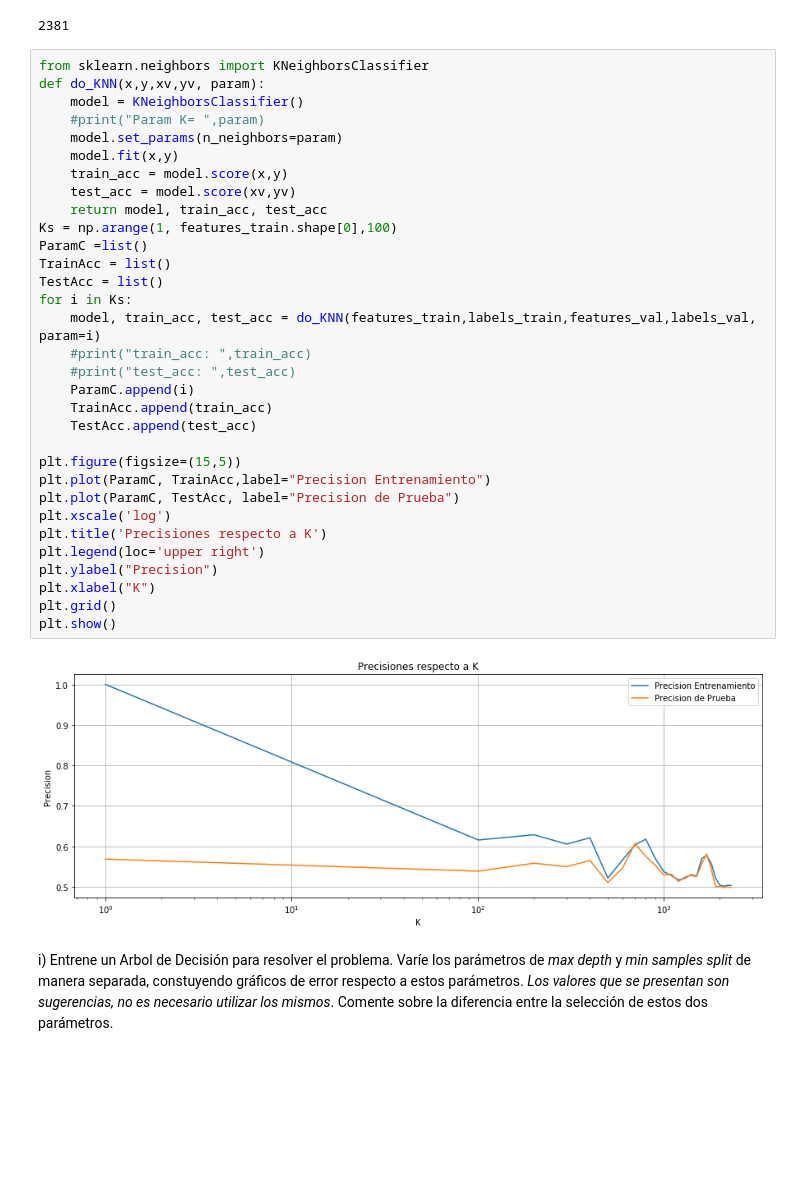
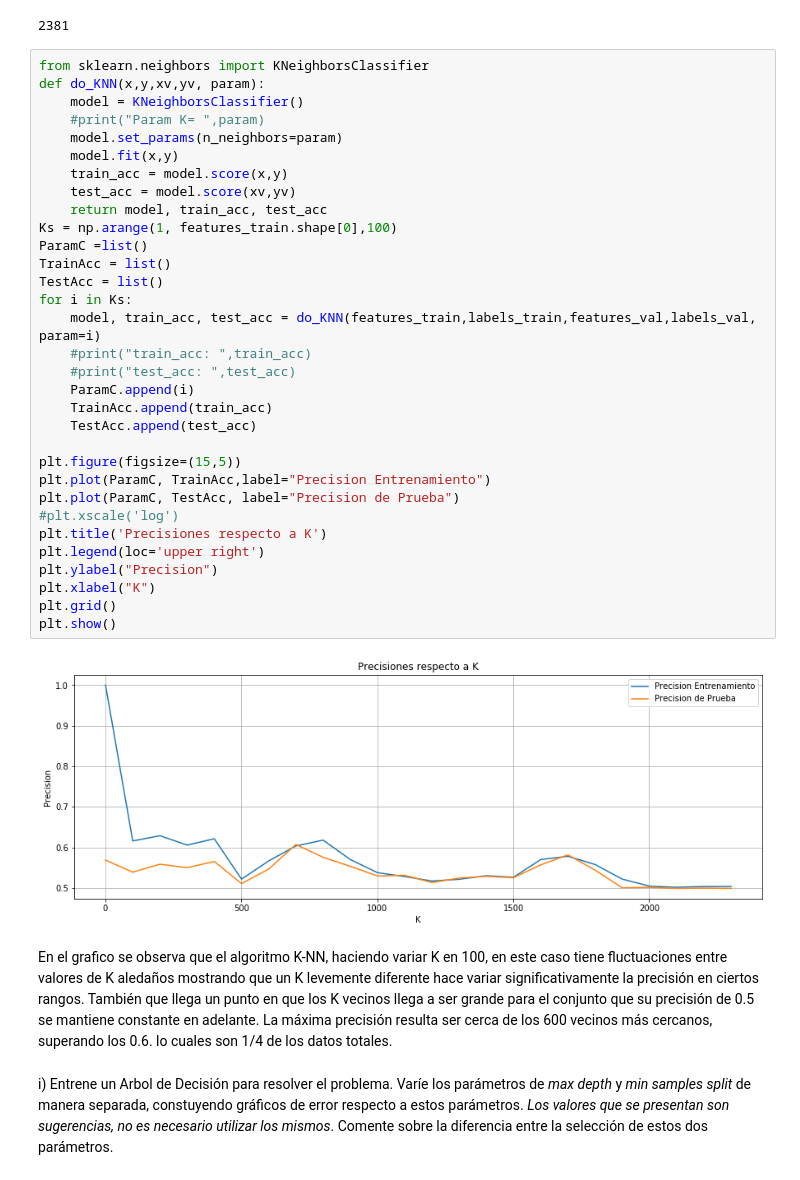
Before and after one commit to GVergaraD/Tarea2-INF393-II-2019, a Jupyter notebook: Tarea2-Sanchez-Vergara.ipynb, the cells around one changed output. Saved outputs shown, nothing was run; the diff lists cells and outputs as text; blank space fills up the shorter version.

```diff
--- a/Tarea2-Sanchez-Vergara.ipynb
+++ b/Tarea2-Sanchez-Vergara.ipynb
@@ -365,35 +369,37 @@ from sklearn.neighbors import KNeighborsClassifier
 def do_KNN(x,y,xv,yv, param):
     model = KNeighborsClassifier()
     #print("Param K= ",param)
     model.set_params(n_neighbors=param)
     model.fit(x,y)
     train_acc = model.score(x,y)
     test_acc = model.score(xv,yv)
     return model, train_acc, test_acc
 Ks = np.arange(1, features_train.shape[0],100)
 ParamC =list()
 TrainAcc = list()
 TestAcc = list()
 for i in Ks:
     model, train_acc, test_acc = do_KNN(features_train,labels_train,features_val,labels_val, param=i)
     #print("train_acc: ",train_acc)
     #print("test_acc: ",test_acc)
     ParamC.append(i)
     TrainAcc.append(train_acc)
     TestAcc.append(test_acc)
 
 plt.figure(figsize=(15,5))
 plt.plot(ParamC, TrainAcc,label="Precision Entrenamiento")
 plt.plot(ParamC, TestAcc, label="Precision de Prueba")
-plt.xscale('log')
+#plt.xscale('log')
 plt.title('Precisiones respecto a K')
 plt.legend(loc='upper right')
 plt.ylabel("Precision")
 plt.xlabel("K")
 plt.grid()
 plt.show()
 # %% [output]
-[figure, old version]
+[figure, new version]
+# %% [markdown]
+En el grafico se observa que el algoritmo K-NN, haciendo variar K en 100, en este caso tiene fluctuaciones entre valores de K aledaños mostrando que un K levemente diferente hace variar significativamente la precisión en ciertos rangos. También que llega un punto en que los K vecinos llega a ser grande para el conjunto que su precisión de 0.5 se mantiene constante en adelante. La máxima precisión resulta ser cerca de los 600 vecinos más cercanos, superando los 0.6. lo cuales son 1/4 de los datos totales.
 # %% [markdown]
 i) Entrene un Arbol de Decisión para resolver el problema. Varíe los parámetros de *max depth* y *min samples split* de manera separada, constuyendo gráficos de error respecto a estos parámetros. *Los valores que se presentan son sugerencias, no es necesario utilizar los mismos*. Comente sobre la diferencia entre la selección de estos dos parámetros.
 # %%
```
Also changed, not shown: parts of 11 cells of this notebook.
